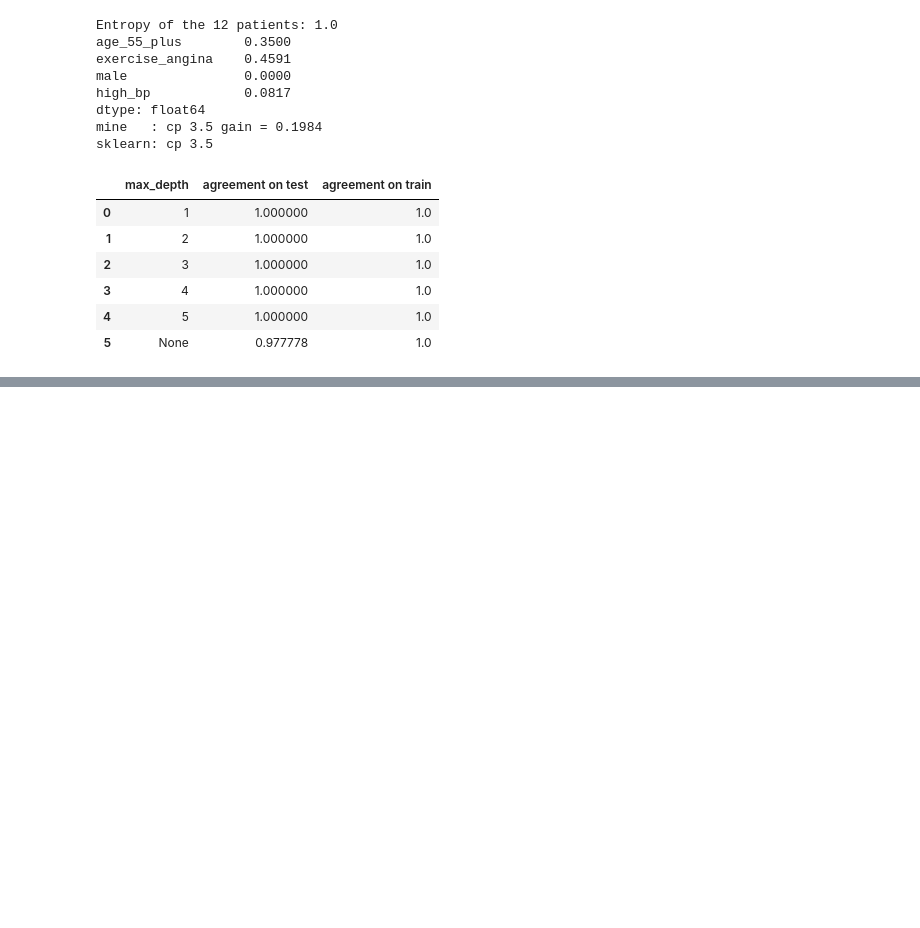
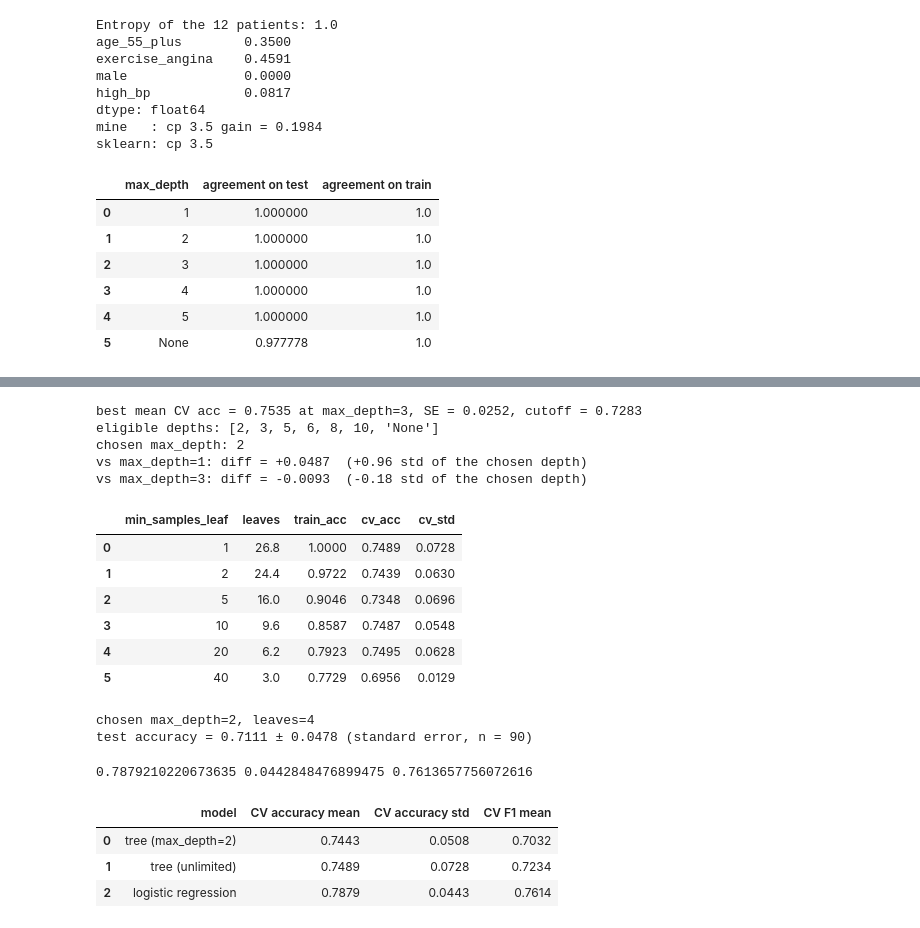
Before and after one commit to Annamerkulova/Merkulova_ML_task_2, a Jupyter notebook: ML_Task_2.ipynb, the cells around one changed output, grey strips where cells are left out. Cells and saved outputs as stored; diff of their text form; code cells hidden in the pictures; blank space fills up the shorter version.

```diff
--- a/ML_Task_2.ipynb
+++ b/ML_Task_2.ipynb
@@ -407,0 +470,57 @@ sklearn: cp 3.5
+# %%
+# 3c
+best_row = depth_table.loc[depth_table["cv_acc"].idxmax()]
+se_best = best_row["cv_std"] / np.sqrt(cv.get_n_splits())
+cutoff = best_row["cv_acc"] - se_best
+eligible = depth_table[depth_table["cv_acc"] >= cutoff]
+chosen_row = eligible.iloc[0]
+best_depth = None if chosen_row["max_depth"] == "None" else int(chosen_row["max_depth"])
+
+print(f"best mean CV acc = {best_row['cv_acc']:.4f} at max_depth={best_row['max_depth']}, SE = {se_best:.4f}, cutoff = {cutoff:.4f}")
+print("eligible depths:", eligible["max_depth"].tolist())
+print("chosen max_depth:", best_depth)
+
+i = int(chosen_row.name)
+for k in (i - 1, i + 1):
+    if 0 <= k < len(depth_table):
+        diff = chosen_row["cv_acc"] - depth_table.loc[k, "cv_acc"]
+        print(f"vs max_depth={depth_table.loc[k, 'max_depth']}: diff = {diff:+.4f}  ({diff / chosen_row['cv_std']:+.2f} std of the chosen depth)")
+# %% [output]
+best mean CV acc = 0.7535 at max_depth=3, SE = 0.0252, cutoff = 0.7283
+eligible depths: [2, 3, 5, 6, 8, 10, 'None']
+chosen max_depth: 2
+vs max_depth=1: diff = +0.0487  (+0.96 std of the chosen depth)
+vs max_depth=3: diff = -0.0093  (-0.18 std of the chosen depth)
+# %%
+# 3d
+leaf_table = sweep("min_samples_leaf", [1, 2, 5, 10, 20, 40], max_depth=None)
+leaf_table.round(4)
+# %% [output]
+|  | min_samples_leaf | leaves | train_acc | cv_acc | cv_std |
+| 0 | 1 | 26.8 | 1.0000 | 0.7489 | 0.0728 |
+| 1 | 2 | 24.4 | 0.9722 | 0.7439 | 0.0630 |
+| 2 | 5 | 16.0 | 0.9046 | 0.7348 | 0.0696 |
+| 3 | 10 | 9.6 | 0.8587 | 0.7487 | 0.0548 |
+| 4 | 20 | 6.2 | 0.7923 | 0.7495 | 0.0628 |
+| 5 | 40 | 3.0 | 0.7729 | 0.6956 | 0.0129 |
+# %%
+# 3e
+final_tree = DecisionTreeClassifier(criterion="entropy", max_depth=best_depth, random_state=SEED).fit(X_train, y_train)
+test_acc = final_tree.score(X_test, y_test)
+se_test = np.sqrt(test_acc * (1 - test_acc) / len(y_test))
+print(f"chosen max_depth={best_depth}, leaves={final_tree.get_n_leaves()}")
+print(f"test accuracy = {test_acc:.4f} ± {se_test:.4f} (standard error, n = {len(y_test)})")
+# %% [output]
+chosen max_depth=2, leaves=4
+test accuracy = 0.7111 ± 0.0478 (standard error, n = 90)
+# %%
+# 4
+from sklearn.linear_model import LogisticRegression
+from sklearn.pipeline import make_pipeline
+from sklearn.preprocessing import StandardScaler
+
+logreg = make_pipeline(StandardScaler(), LogisticRegression(max_iter=5000))
+scores = cross_validate(logreg, X_train, y_train, cv=cv, scoring=("accuracy", "f1"))
+print(scores["test_accuracy"].mean(), scores["test_accuracy"].std(), scores["test_f1"].mean())
+# %% [output]
+0.7879210220673635 0.0442848476899475 0.7613657756072616
@@ -407,0 +532,17 @@ sklearn: cp 3.5
+# %%
+# 4a
+models = {f"tree (max_depth={best_depth})": tree_chosen, "tree (unlimited)": tree_full, "logistic regression": logreg}
+cv_scores, rows = {}, []
+for name, m in models.items():
+    s = cross_validate(m, X_train, y_train, cv=cv, scoring=("accuracy", "f1"))
+    cv_scores[name] = s
+    rows.append({"model": name,
+                 "CV accuracy mean": s["test_accuracy"].mean(),
+                 "CV accuracy std": s["test_accuracy"].std(),
+                 "CV F1 mean": s["test_f1"].mean()})
+pd.DataFrame(rows).round(4)
+# %% [output]
+|  | model | CV accuracy mean | CV accuracy std | CV F1 mean |
+| 0 | tree (max_depth=2) | 0.7443 | 0.0508 | 0.7032 |
+| 1 | tree (unlimited) | 0.7489 | 0.0728 | 0.7234 |
+| 2 | logistic regression | 0.7879 | 0.0443 | 0.7614 |
```
Also changed, not shown: parts of 8 cells of this notebook.
